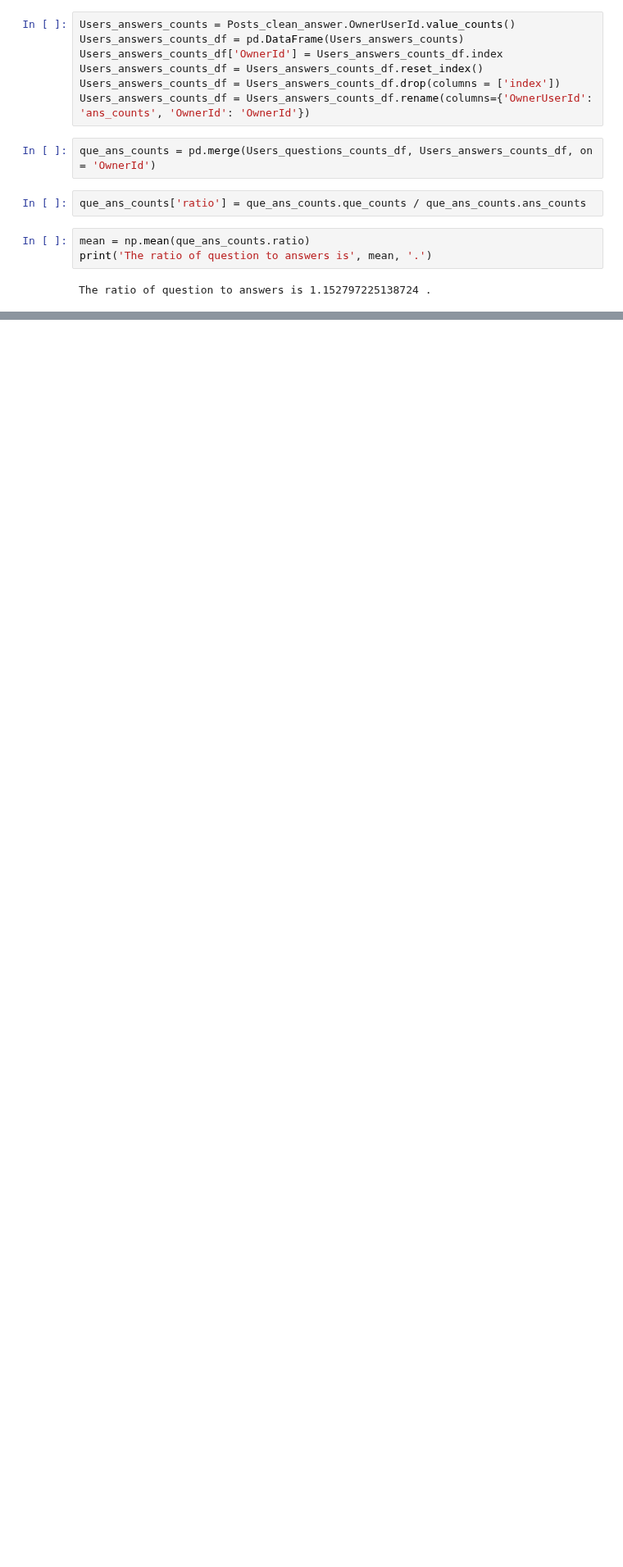
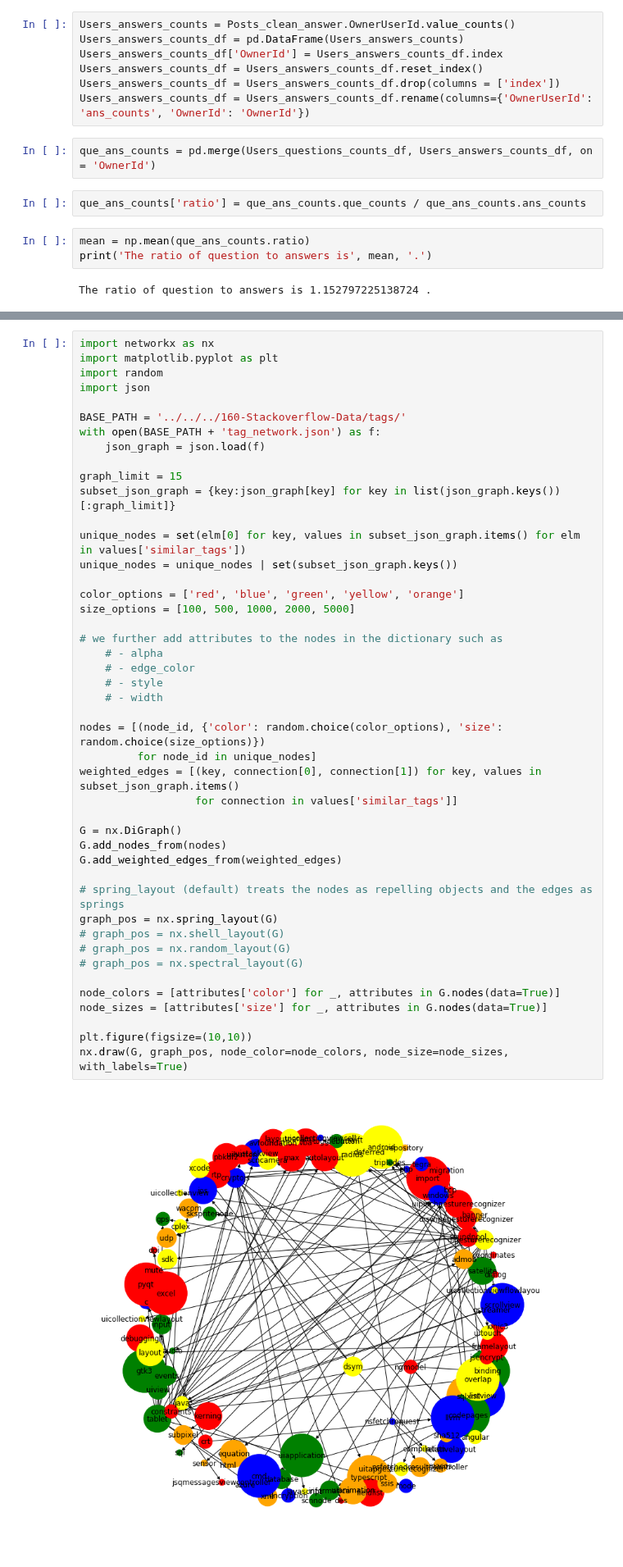
Before and after one commit to MaksimDan/160-Stackoverflow, a Jupyter notebook: source/eda/EDA-master.ipynb, the cells around one changed output, grey strips where cells are left out. Shown at 82% size. Drawn from its saved outputs; the diff is of its cells as text; blank space fills up the shorter version.

Commit message:
added tag network visualization example

```diff
--- a/source/eda/EDA-master.ipynb
+++ b/source/eda/EDA-master.ipynb
@@ -498,0 +501,47 @@ The ratio of question to answers is 1.152797225138724 .
+# %%
+import networkx as nx
+import matplotlib.pyplot as plt
+import random
+import json
+
+BASE_PATH = '../../../160-Stackoverflow-Data/tags/'
+with open(BASE_PATH + 'tag_network.json') as f:
+    json_graph = json.load(f)
+
+graph_limit = 15
+subset_json_graph = {key:json_graph[key] for key in list(json_graph.keys())[:graph_limit]}
+
+unique_nodes = set(elm[0] for key, values in subset_json_graph.items() for elm in values['similar_tags'])
+unique_nodes = unique_nodes | set(subset_json_graph.keys())
+
+color_options = ['red', 'blue', 'green', 'yellow', 'orange']
+size_options = [100, 500, 1000, 2000, 5000]
+
+# we further add attributes to the nodes in the dictionary such as
+    # - alpha
+    # - edge_color
+    # - style
+    # - width
+
+nodes = [(node_id, {'color': random.choice(color_options), 'size': random.choice(size_options)})
+         for node_id in unique_nodes]
+weighted_edges = [(key, connection[0], connection[1]) for key, values in subset_json_graph.items()
+                  for connection in values['similar_tags']]
+
+G = nx.DiGraph()
+G.add_nodes_from(nodes)
+G.add_weighted_edges_from(weighted_edges)
+
+# spring_layout (default) treats the nodes as repelling objects and the edges as springs
+graph_pos = nx.spring_layout(G)
+# graph_pos = nx.shell_layout(G)
+# graph_pos = nx.random_layout(G)
+# graph_pos = nx.spectral_layout(G)
+
+node_colors = [attributes['color'] for _, attributes in G.nodes(data=True)]
+node_sizes = [attributes['size'] for _, attributes in G.nodes(data=True)]
+
+plt.figure(figsize=(10,10))
+nx.draw(G, graph_pos, node_color=node_colors, node_size=node_sizes, with_labels=True)
+# %% [output]
+[figure, added]
```
Also changed, not shown: parts of 1 cell of this notebook, 7 other files.
